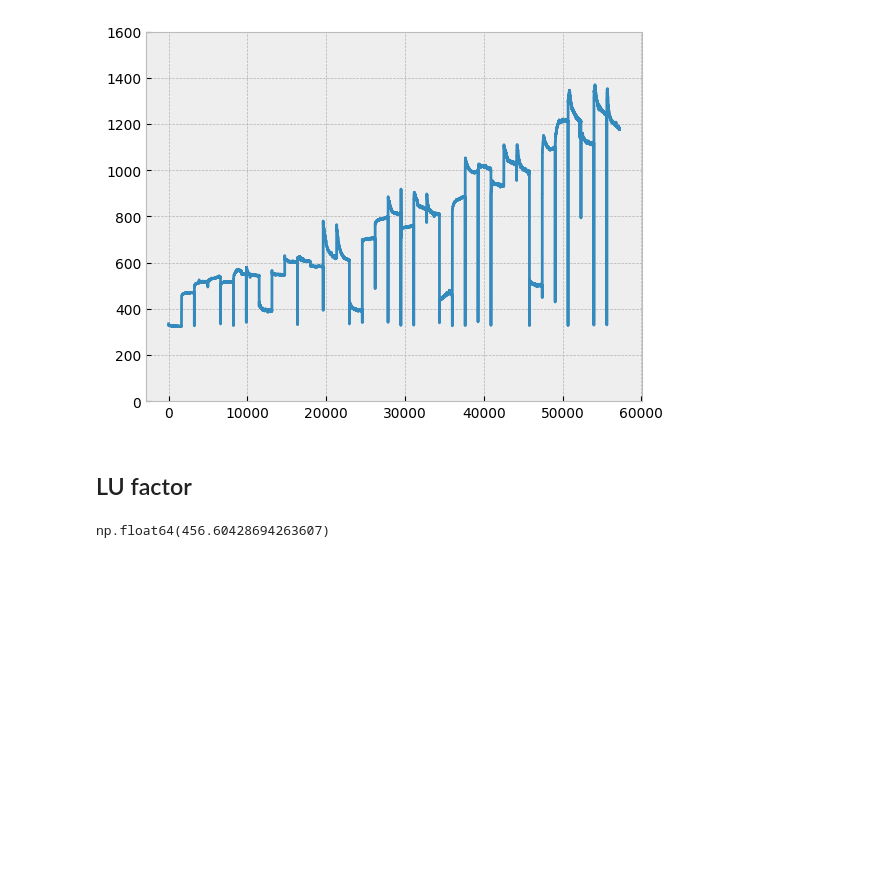
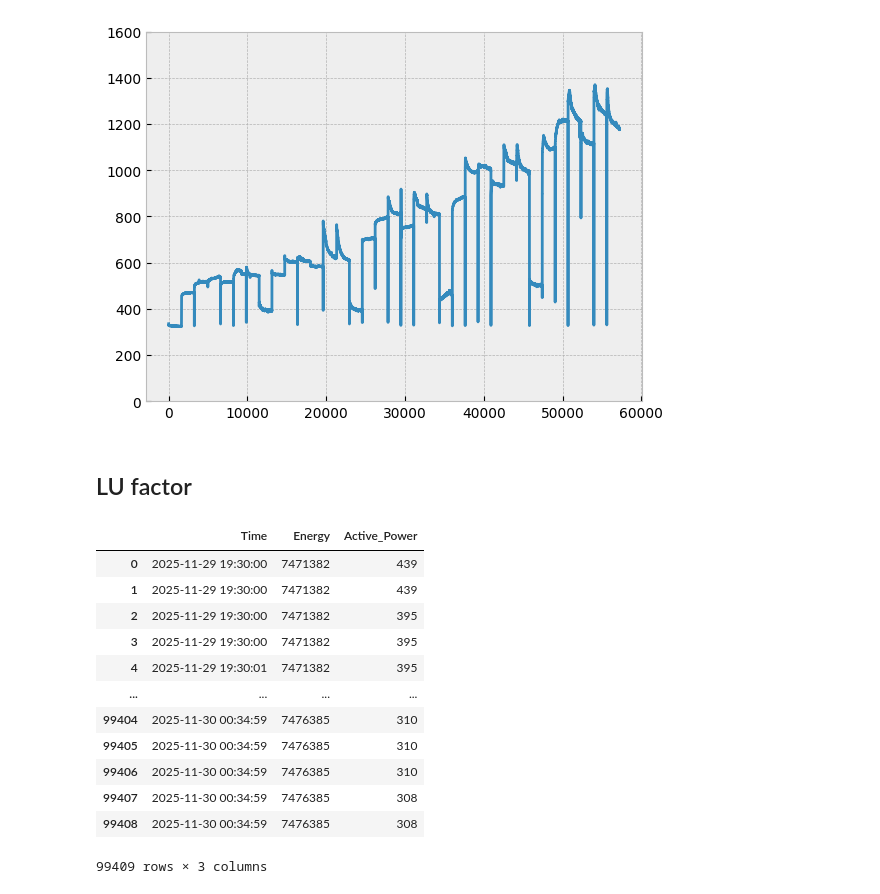
Before and after one commit to othomarcondes/CMP223-EnergyMeasurements, a Jupyter notebook: data_analysis.ipynb, the cells around one changed output. Saved outputs shown, nothing was run; the diff lists cells and outputs as text; code cells hidden in the pictures; blank space fills up the shorter version.

```diff
--- a/data_analysis.ipynb
+++ b/data_analysis.ipynb
@@ -336,13 +336,26 @@ plt.show()
 # %% [markdown]
 ## LU factor
 # %%
-LU_factor = pd.read_csv('./data/lu_factor_poti_736594/energy_monitor_123_lu.csv')
+# get measurement data
+LU_factor = pd.read_csv('./data/lu_factor_poti_736813/energy_monitor_123_last.csv')
 LU_factor.columns = ['Time', 'Energy', 'Active_Power']
 LU_factor['Time'] = pd.to_datetime(LU_factor['Time'], format='%Y-%m-%d %H:%M:%S')
 
 
-experiment_1 = LU_factor.loc[((LU_factor['Time']> '2025-11-28 18:24:03') & (LU_factor['Time']<= '2025-11-28 19:14:03'))]
-
-experiment_1['Active_Power'].mean()
+#experiment_1 = LU_factor.loc[((LU_factor['Time']> '2025-11-28 18:24:03') & (LU_factor['Time']<= '2025-11-28 19:14:03'))]
+#experiment_1['Active_Power'].mean()
+LU_factor
 # %% [output]
+|  | Time | Energy | Active_Power |
+| 0 | 2025-11-29 19:30:00 | 7471382 | 439 |
+| 1 | 2025-11-29 19:30:00 | 7471382 | 439 |
+| 2 | 2025-11-29 19:30:00 | 7471382 | 395 |
+| 3 | 2025-11-29 19:30:00 | 7471382 | 395 |
+| 4 | 2025-11-29 19:30:01 | 7471382 | 395 |
+| ... | ... | ... | ... |
+| 99404 | 2025-11-30 00:34:59 | 7476385 | 310 |
+| 99405 | 2025-11-30 00:34:59 | 7476385 | 310 |
+| 99406 | 2025-11-30 00:34:59 | 7476385 | 310 |
+| 99407 | 2025-11-30 00:34:59 | 7476385 | 308 |
+| 99408 | 2025-11-30 00:34:59 | 7476385 | 308 |
-np.float64(456.60428694263607)
+99409 rows × 3 columns
```
Also changed, not shown: parts of 3 cells of this notebook, 4 other files.
